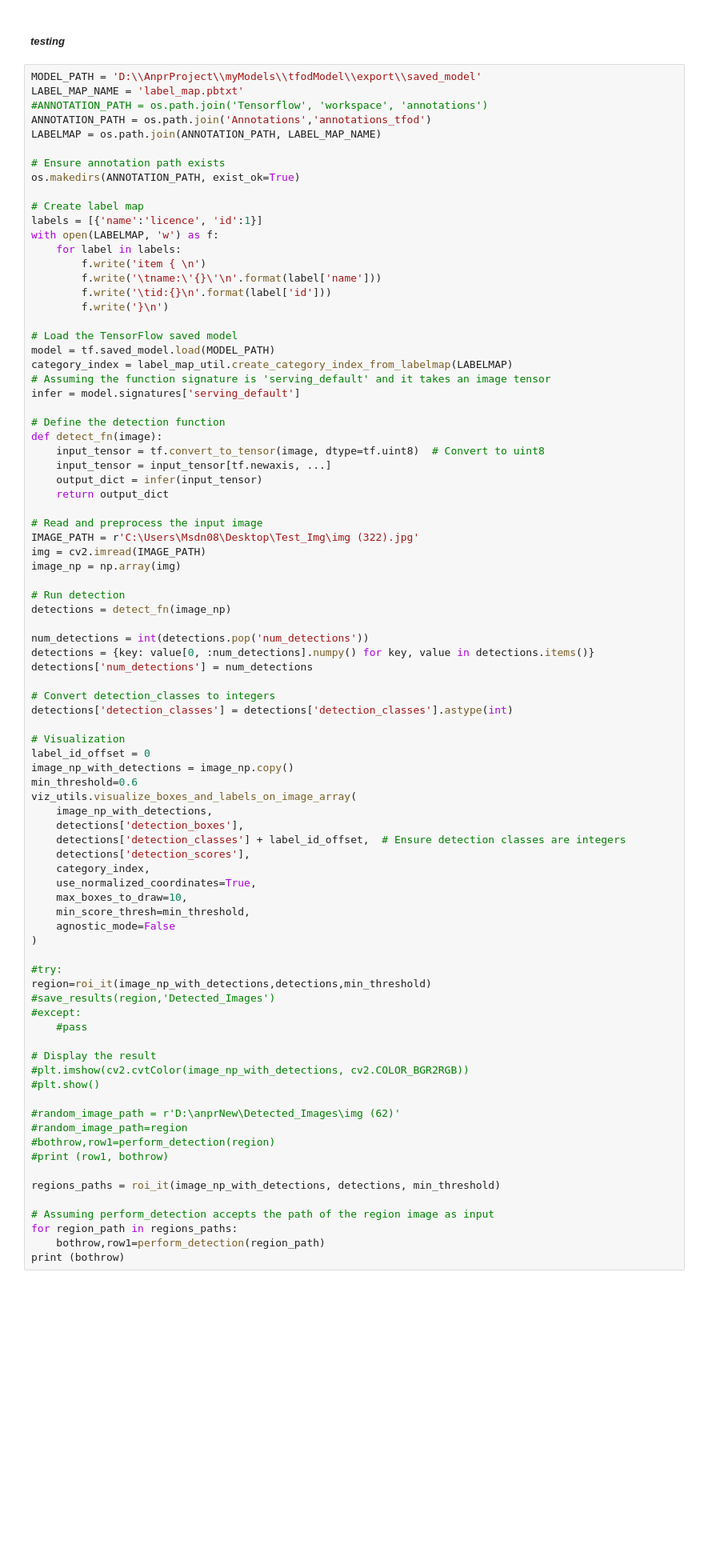
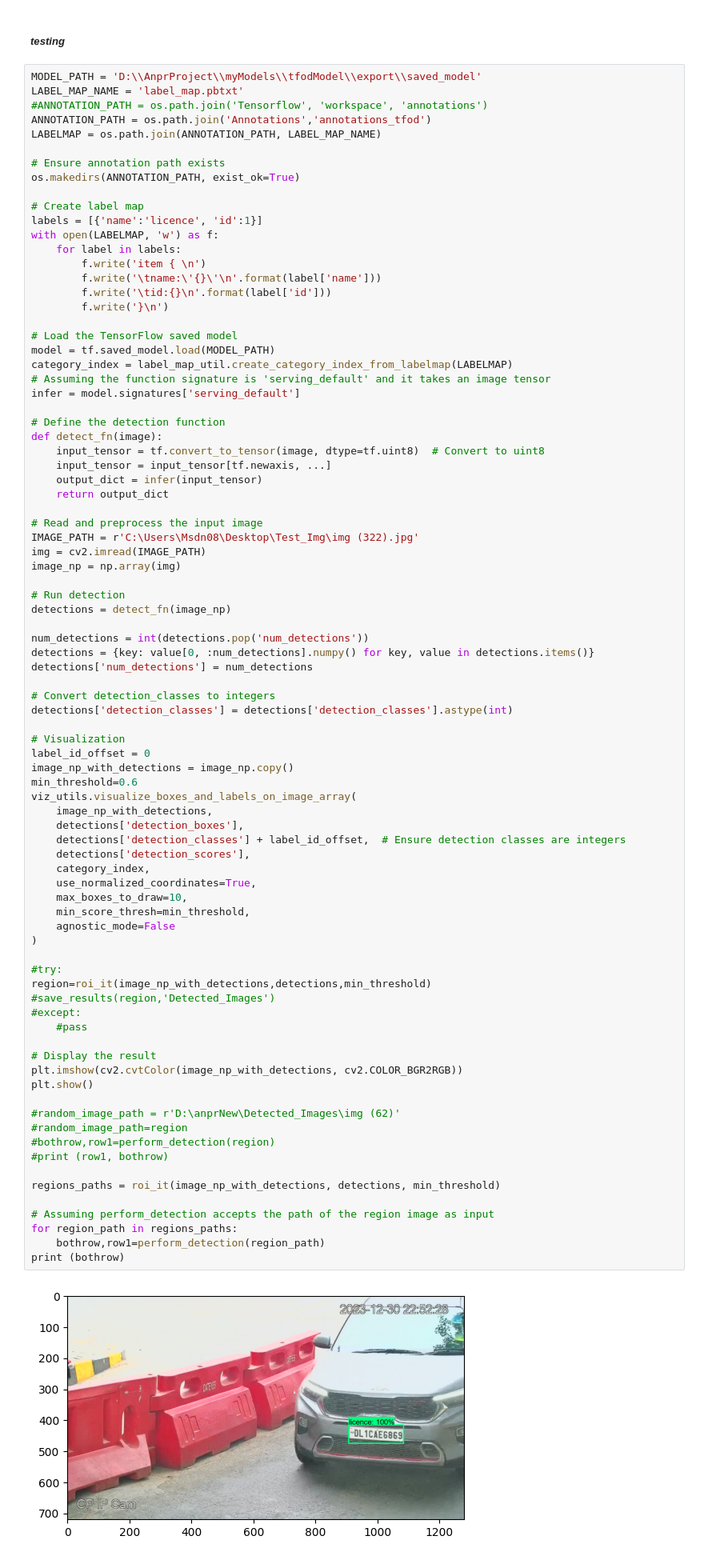
Before and after one commit to Ganga-Yadav/anprApp, a Jupyter notebook: ocr.ipynb, the cells around one changed output. Shown at 80% size. Cells and saved outputs as stored; diff of their text form; blank space fills up the shorter version.

```diff
--- a/ocr.ipynb
+++ b/ocr.ipynb
@@ -471,32 +466,34 @@ viz_utils.visualize_boxes_and_labels_on_image_array(
     image_np_with_detections,
     detections['detection_boxes'],
     detections['detection_classes'] + label_id_offset,  # Ensure detection classes are integers
     detections['detection_scores'],
     category_index,
     use_normalized_coordinates=True,
     max_boxes_to_draw=10,
     min_score_thresh=min_threshold,
     agnostic_mode=False
 )
 
 #try:
 region=roi_it(image_np_with_detections,detections,min_threshold)
 #save_results(region,'Detected_Images')
 #except:
     #pass
 
 # Display the result
-#plt.imshow(cv2.cvtColor(image_np_with_detections, cv2.COLOR_BGR2RGB))
-#plt.show()
+plt.imshow(cv2.cvtColor(image_np_with_detections, cv2.COLOR_BGR2RGB))
+plt.show()
 
 #random_image_path = r'D:\anprNew\Detected_Images\img (62)'
 #random_image_path=region
 #bothrow,row1=perform_detection(region)
 #print (row1, bothrow)
 
 regions_paths = roi_it(image_np_with_detections, detections, min_threshold)
 
 # Assuming perform_detection accepts the path of the region image as input
 for region_path in regions_paths:
     bothrow,row1=perform_detection(region_path)
 print (bothrow)
+# %% [output]
+[figure, added]
```
Also changed, not shown: parts of 8 cells of this notebook, 2 other files.
